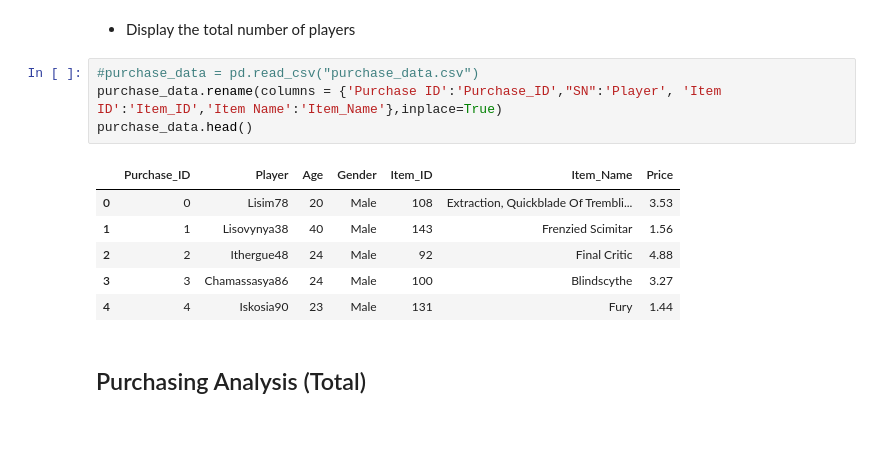
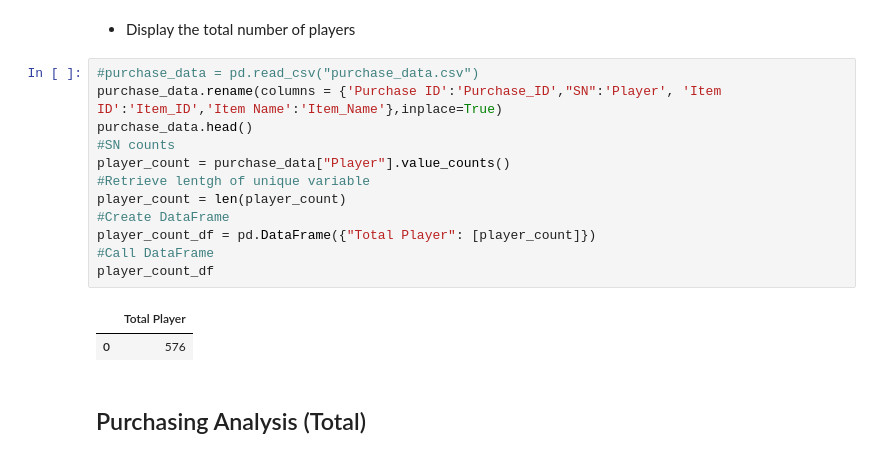
Before and after one commit to Tamara0909/pandas_challenge, a Jupyter notebook: HeroesOfPymoli_starter.ipynb, the cells around one changed output. Drawn from its saved outputs; the diff is of its cells as text; blank space fills up the shorter version.

```diff
--- a/HeroesOfPymoli_starter.ipynb
+++ b/HeroesOfPymoli_starter.ipynb
@@ -27,14 +27,18 @@ purchase_data.head()
 # %%
 #purchase_data = pd.read_csv("purchase_data.csv")
 purchase_data.rename(columns = {'Purchase ID':'Purchase_ID',"SN":'Player', 'Item ID':'Item_ID','Item Name':'Item_Name'},inplace=True)
 purchase_data.head()
+#SN counts
+player_count = purchase_data["Player"].value_counts()
+#Retrieve lentgh of unique variable
+player_count = len(player_count)
+#Create DataFrame
+player_count_df = pd.DataFrame({"Total Player": [player_count]})
+#Call DataFrame
+player_count_df
 # %% [output]
-|  | Purchase_ID | Player | Age | Gender | Item_ID | Item_Name | Price |
-| 0 | 0 | Lisim78 | 20 | Male | 108 | Extraction, Quickblade Of Trembli... | 3.53 |
-| 1 | 1 | Lisovynya38 | 40 | Male | 143 | Frenzied Scimitar | 1.56 |
-| 2 | 2 | Ithergue48 | 24 | Male | 92 | Final Critic | 4.88 |
-| 3 | 3 | Chamassasya86 | 24 | Male | 100 | Blindscythe | 3.27 |
-| 4 | 4 | Iskosia90 | 23 | Male | 131 | Fury | 1.44 |
+|  | Total Player |
+| 0 | 576 |
 # %% [markdown]
 ## Purchasing Analysis (Total)
 # %% [markdown]
```
Also changed, not shown: parts of 1 cell of this notebook, 1 other file.
